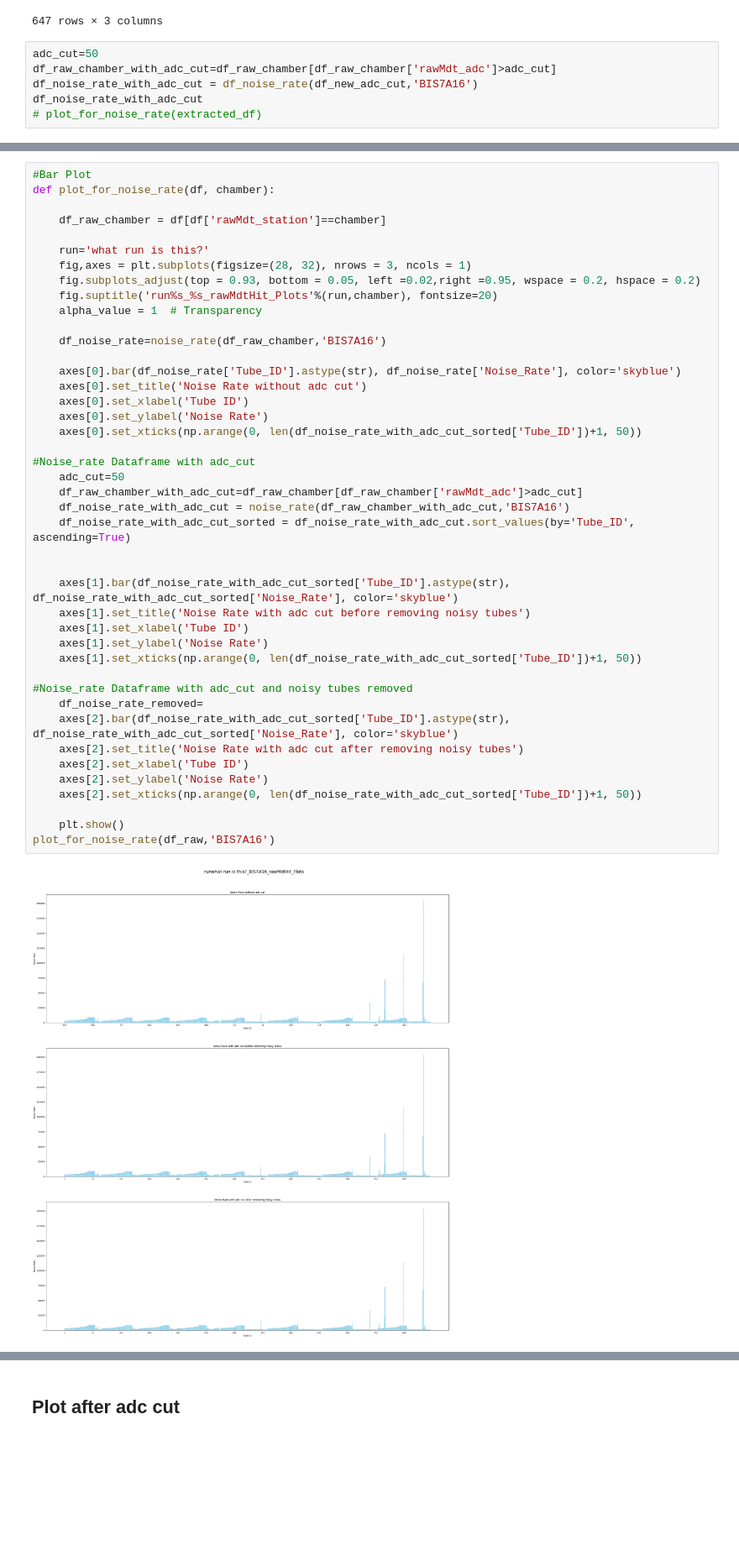
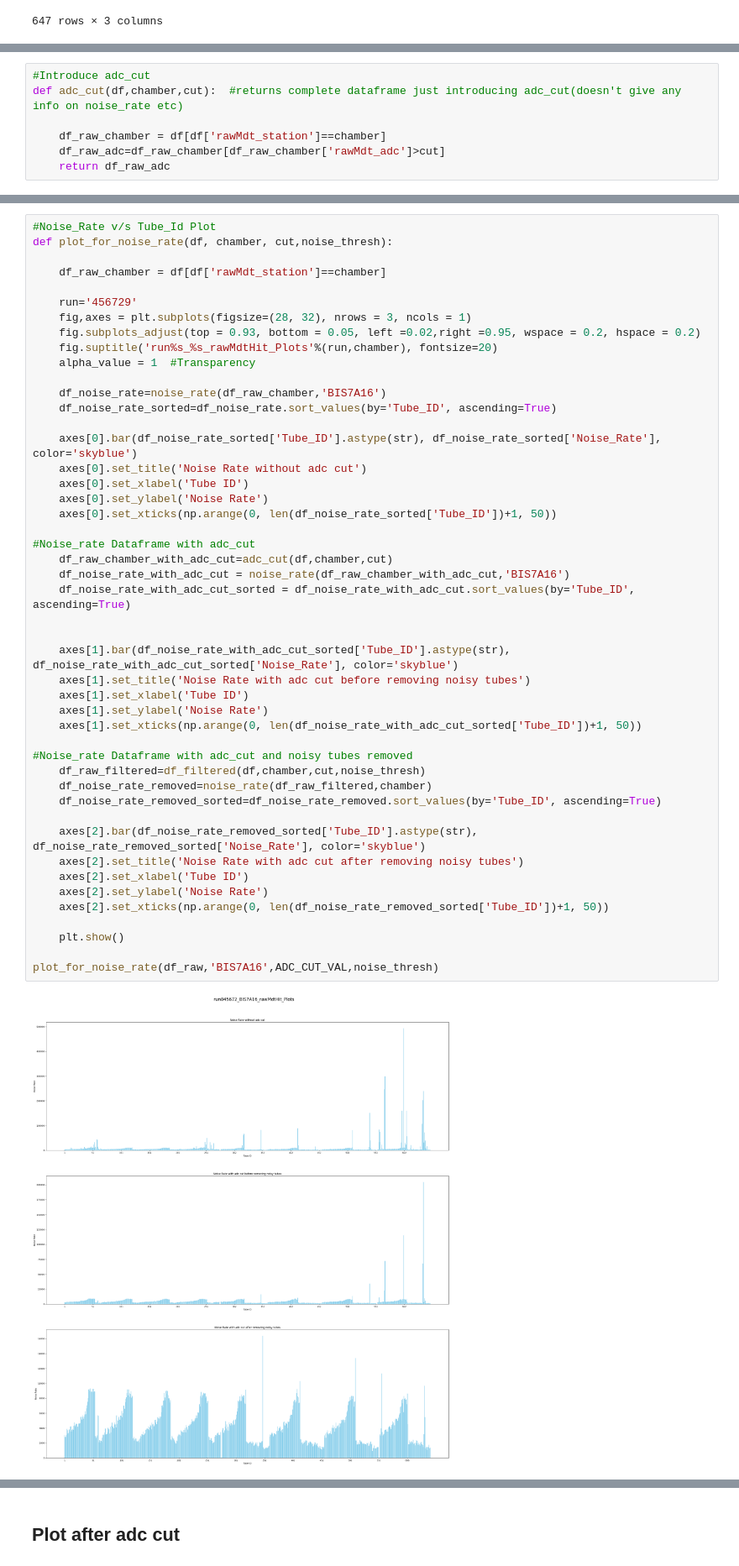
Before and after one commit to ppriyanka8/ATLAS, a Jupyter notebook: BIS7A16.ipynb, the cells around one changed output, grey strips where cells are left out. Shown at 84% size. Saved outputs shown, nothing was run; the diff lists cells and outputs as text; blank space fills up the shorter version.

```diff
--- a/BIS7A16.ipynb
+++ b/BIS7A16.ipynb
@@ -121,9 +121,3 @@ df_noise_rate
 | 645 | BIS7A16-2-4-1 | 93.220319 | 553 |
 | 646 | BIS7A16-2-4-2 | 46.610160 | 554 |
 647 rows × 3 columns
-# %%
-adc_cut=50
-df_raw_chamber_with_adc_cut=df_raw_chamber[df_raw_chamber['rawMdt_adc']>adc_cut]
-df_noise_rate_with_adc_cut = df_noise_rate(df_new_adc_cut,'BIS7A16')
-df_noise_rate_with_adc_cut
-# plot_for_noise_rate(extracted_df)
@@ -174,0 +124,7 @@ filtered_df(df_raw_chamber)
+# %%
+#Introduce adc_cut
+def adc_cut(df,chamber,cut):  #returns complete dataframe just introducing adc_cut(doesn't give any info on noise_rate etc)
+
+    df_raw_chamber = df[df['rawMdt_station']==chamber]
+    df_raw_adc=df_raw_chamber[df_raw_chamber['rawMdt_adc']>cut]
+    return df_raw_adc
@@ -175,48 +177,52 @@ filtered_df(df_raw_chamber)
 # %%
-#Bar Plot
-def plot_for_noise_rate(df, chamber):
+#Noise_Rate v/s Tube_Id Plot
+def plot_for_noise_rate(df, chamber, cut,noise_thresh):
 
     df_raw_chamber = df[df['rawMdt_station']==chamber]
 
-    run='what run is this?'
+    run='456729'
     fig,axes = plt.subplots(figsize=(28, 32), nrows = 3, ncols = 1)
     fig.subplots_adjust(top = 0.93, bottom = 0.05, left =0.02,right =0.95, wspace = 0.2, hspace = 0.2)
     fig.suptitle('run%s_%s_rawMdtHit_Plots'%(run,chamber), fontsize=20)
-    alpha_value = 1  # Transparency
+    alpha_value = 1  #Transparency
 
     df_noise_rate=noise_rate(df_raw_chamber,'BIS7A16')
+    df_noise_rate_sorted=df_noise_rate.sort_values(by='Tube_ID', ascending=True)
 
-    axes[0].bar(df_noise_rate['Tube_ID'].astype(str), df_noise_rate['Noise_Rate'], color='skyblue')
+    axes[0].bar(df_noise_rate_sorted['Tube_ID'].astype(str), df_noise_rate_sorted['Noise_Rate'], color='skyblue')
     axes[0].set_title('Noise Rate without adc cut')
     axes[0].set_xlabel('Tube ID')
     axes[0].set_ylabel('Noise Rate')
-    axes[0].set_xticks(np.arange(0, len(df_noise_rate_with_adc_cut_sorted['Tube_ID'])+1, 50))
+    axes[0].set_xticks(np.arange(0, len(df_noise_rate_sorted['Tube_ID'])+1, 50))
 
 #Noise_rate Dataframe with adc_cut
-    adc_cut=50
-    df_raw_chamber_with_adc_cut=df_raw_chamber[df_raw_chamber['rawMdt_adc']>adc_cut]
+    df_raw_chamber_with_adc_cut=adc_cut(df,chamber,cut)
     df_noise_rate_with_adc_cut = noise_rate(df_raw_chamber_with_adc_cut,'BIS7A16')
     df_noise_rate_with_adc_cut_sorted = df_noise_rate_with_adc_cut.sort_values(by='Tube_ID', ascending=True)
 
 
     axes[1].bar(df_noise_rate_with_adc_cut_sorted['Tube_ID'].astype(str), df_noise_rate_with_adc_cut_sorted['Noise_Rate'], color='skyblue')
     axes[1].set_title('Noise Rate with adc cut before removing noisy tubes')
     axes[1].set_xlabel('Tube ID')
     axes[1].set_ylabel('Noise Rate')
     axes[1].set_xticks(np.arange(0, len(df_noise_rate_with_adc_cut_sorted['Tube_ID'])+1, 50))
 
 #Noise_rate Dataframe with adc_cut and noisy tubes removed
-    df_noise_rate_removed=
-    axes[2].bar(df_noise_rate_with_adc_cut_sorted['Tube_ID'].astype(str), df_noise_rate_with_adc_cut_sorted['Noise_Rate'], color='skyblue')
+    df_raw_filtered=df_filtered(df,chamber,cut,noise_thresh)
+    df_noise_rate_removed=noise_rate(df_raw_filtered,chamber)
+    df_noise_rate_removed_sorted=df_noise_rate_removed.sort_values(by='Tube_ID', ascending=True)
+
+    axes[2].bar(df_noise_rate_removed_sorted['Tube_ID'].astype(str), df_noise_rate_removed_sorted['Noise_Rate'], color='skyblue')
     axes[2].set_title('Noise Rate with adc cut after removing noisy tubes')
     axes[2].set_xlabel('Tube ID')
     axes[2].set_ylabel('Noise Rate')
-    axes[2].set_xticks(np.arange(0, len(df_noise_rate_with_adc_cut_sorted['Tube_ID'])+1, 50))
+    axes[2].set_xticks(np.arange(0, len(df_noise_rate_removed_sorted['Tube_ID'])+1, 50))
 
     plt.show()
-plot_for_noise_rate(df_raw,'BIS7A16')
+
+plot_for_noise_rate(df_raw,'BIS7A16',ADC_CUT_VAL,noise_thresh)
 # %% [output]
-[figure, old version]
+[figure, new version]
 # %%
 def noise_rate_plot(df):
     fig,ax=plt.subplots(figsize=(8,6))
```
Also changed, not shown: parts of 40 cells of this notebook.
